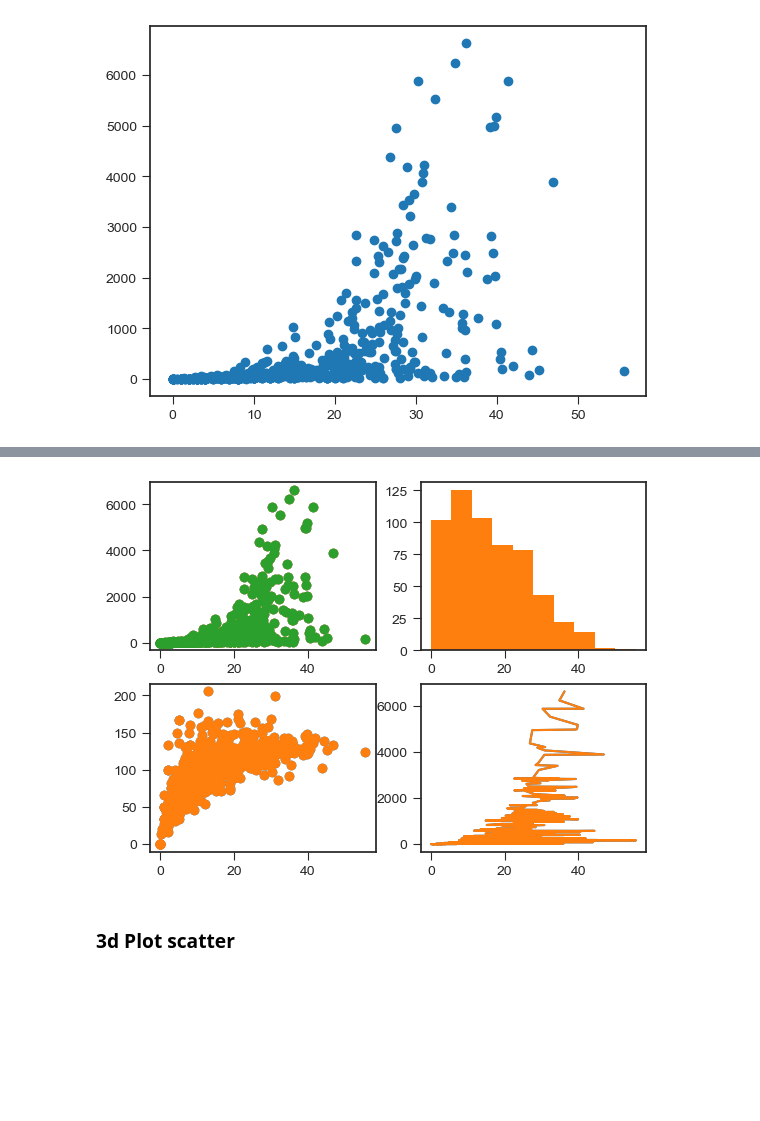
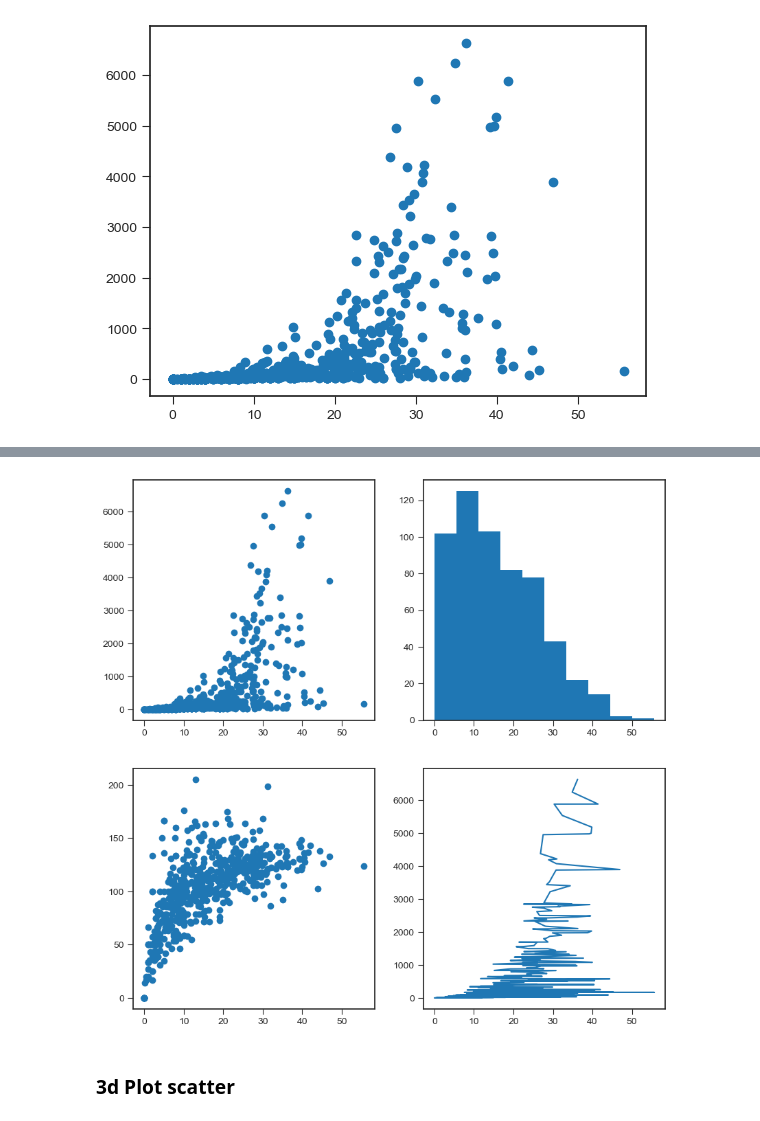
Before and after one commit to PurplePegasus08/My-ML-notes, a Jupyter notebook: Data visualizations/Plots.ipynb, the cells around one changed output, grey strips where cells are left out. Cells and saved outputs as stored; diff of their text form; code cells hidden in the pictures; blank space fills up the shorter version.

```diff
--- a/Data visualizations/Plots.ipynb
+++ b/Data visualizations/Plots.ipynb
@@ -497,14 +493,15 @@ fig,ax = plt.subplots(nrows=2,ncols=2)
 # %%
+fig,ax = plt.subplots(nrows=2,ncols=2,figsize=(10,10))
 ax[0,0].scatter(bat['avg'],bat['runs'])
 
 ax[0,1].hist(bat['avg'])
 
 ax[1,0].scatter(bat['avg'],bat['strike_rate'])
 ax[1,1].plot(bat['avg'],bat['runs'])
 
-fig
+plt.show()
 # %% [output]
-[figure, old version]
+[figure, new version]
 # %% [markdown]
 ### 3d Plot scatter
 # %%
```
Also changed, not shown: parts of 2 cells of this notebook.
